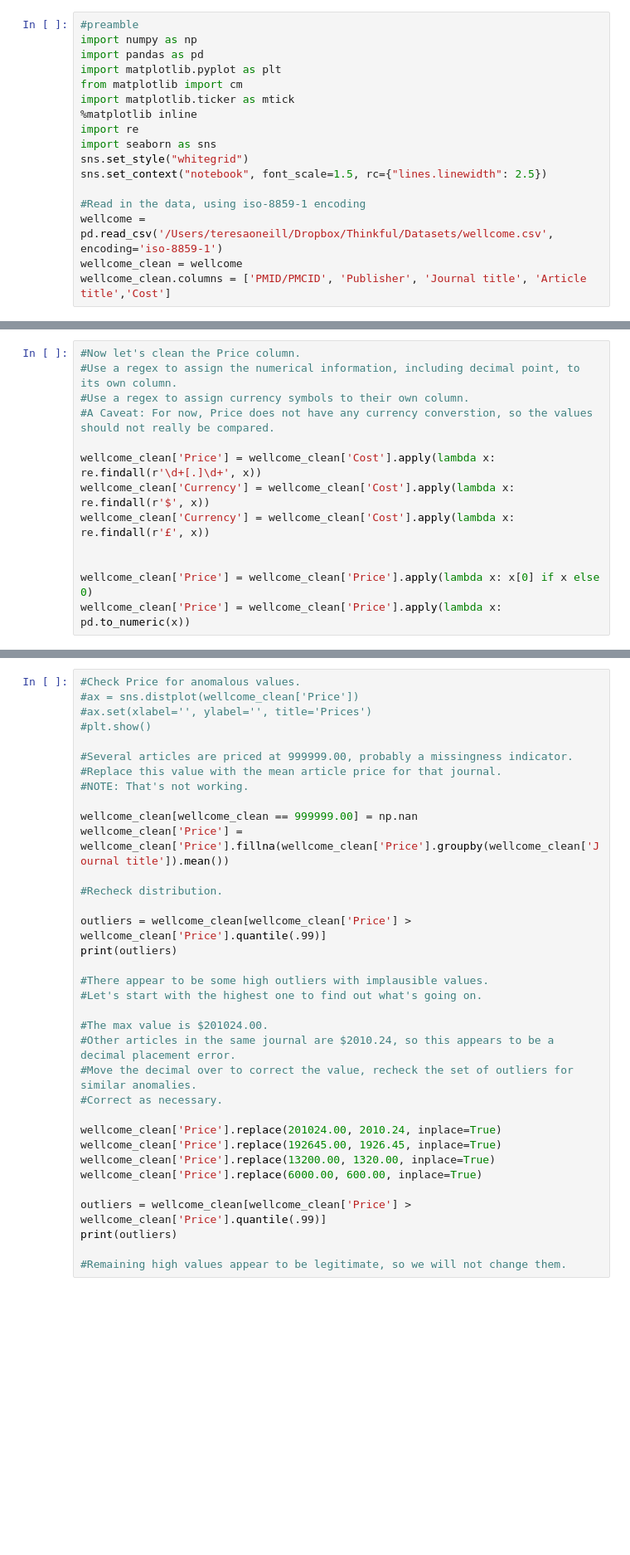
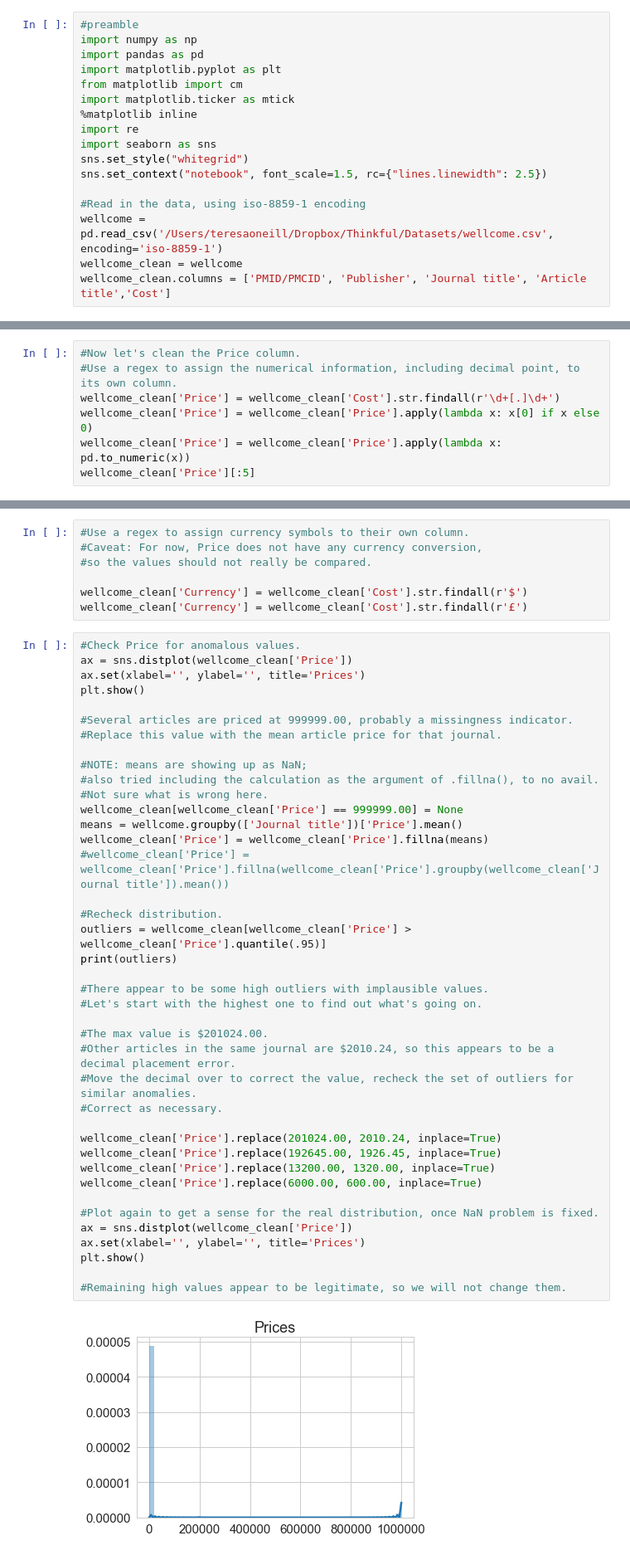
Before and after one commit to tefoneill/Thinkful-Data-Science-Bootcamp, a Jupyter notebook: Unit 1, Lesson 3.6 Cleaning.ipynb, the cells around one changed output, grey strips where cells are left out. Shown: that part at 83% size. Saved outputs shown, nothing was run; the diff lists cells and outputs as text; blank space fills up the shorter version.

```diff
--- a/Unit 1, Lesson 3.6 Cleaning.ipynb
+++ b/Unit 1, Lesson 3.6 Cleaning.ipynb
@@ -60,13 +70,7 @@ print(wellcome_clean['Journal title'].unique())
 # %%
 #Now let's clean the Price column.
 #Use a regex to assign the numerical information, including decimal point, to its own column.
-#Use a regex to assign currency symbols to their own column.
-#A Caveat: For now, Price does not have any currency converstion, so the values should not really be compared.
-
-wellcome_clean['Price'] = wellcome_clean['Cost'].apply(lambda x: re.findall(r'\d+[.]\d+', x))
-wellcome_clean['Currency'] = wellcome_clean['Cost'].apply(lambda x: re.findall(r'$', x))
-wellcome_clean['Currency'] = wellcome_clean['Cost'].apply(lambda x: re.findall(r'£', x))
-
-
+wellcome_clean['Price'] = wellcome_clean['Cost'].str.findall(r'\d+[.]\d+')
 wellcome_clean['Price'] = wellcome_clean['Price'].apply(lambda x: x[0] if x else 0)
 wellcome_clean['Price'] = wellcome_clean['Price'].apply(lambda x: pd.to_numeric(x))
+wellcome_clean['Price'][:5]
@@ -73,36 +84,49 @@ wellcome_clean['Price'] = wellcome_clean['Price'].apply(lambda x: pd.to_numeric(
+# %%
+#Use a regex to assign currency symbols to their own column.
+#Caveat: For now, Price does not have any currency conversion,
+#so the values should not really be compared.
+
+wellcome_clean['Currency'] = wellcome_clean['Cost'].str.findall(r'$')
+wellcome_clean['Currency'] = wellcome_clean['Cost'].str.findall(r'£')
 # %%
 #Check Price for anomalous values.
-#ax = sns.distplot(wellcome_clean['Price'])
-#ax.set(xlabel='', ylabel='', title='Prices')
-#plt.show()
+ax = sns.distplot(wellcome_clean['Price'])
+ax.set(xlabel='', ylabel='', title='Prices')
+plt.show()
 
 #Several articles are priced at 999999.00, probably a missingness indicator.
 #Replace this value with the mean article price for that journal.
-#NOTE: That's not working.
 
-wellcome_clean[wellcome_clean == 999999.00] = np.nan
-wellcome_clean['Price'] = wellcome_clean['Price'].fillna(wellcome_clean['Price'].groupby(wellcome_clean['Journal title']).mean())
+#NOTE: means are showing up as NaN;
+#also tried including the calculation as the argument of .fillna(), to no avail.
+#Not sure what is wrong here.
+wellcome_clean[wellcome_clean['Price'] == 999999.00] = None
+means = wellcome.groupby(['Journal title'])['Price'].mean()
+wellcome_clean['Price'] = wellcome_clean['Price'].fillna(means)
+#wellcome_clean['Price'] = wellcome_clean['Price'].fillna(wellcome_clean['Price'].groupby(wellcome_clean['Journal title']).mean())
 
 #Recheck distribution.
-
-outliers = wellcome_clean[wellcome_clean['Price'] > wellcome_clean['Price'].quantile(.99)]
+outliers = wellcome_clean[wellcome_clean['Price'] > wellcome_clean['Price'].quantile(.95)]
 print(outliers)
 
 #There appear to be some high outliers with implausible values.
 #Let's start with the highest one to find out what's going on.
 
 #The max value is $201024.00.
 #Other articles in the same journal are $2010.24, so this appears to be a decimal placement error.
 #Move the decimal over to correct the value, recheck the set of outliers for similar anomalies.
 #Correct as necessary.
 
 wellcome_clean['Price'].replace(201024.00, 2010.24, inplace=True)
 wellcome_clean['Price'].replace(192645.00, 1926.45, inplace=True)
 wellcome_clean['Price'].replace(13200.00, 1320.00, inplace=True)
 wellcome_clean['Price'].replace(6000.00, 600.00, inplace=True)
 
-outliers = wellcome_clean[wellcome_clean['Price'] > wellcome_clean['Price'].quantile(.99)]
-print(outliers)
+#Plot again to get a sense for the real distribution, once NaN problem is fixed.
+ax = sns.distplot(wellcome_clean['Price'])
+ax.set(xlabel='', ylabel='', title='Prices')
+plt.show()
 
 #Remaining high values appear to be legitimate, so we will not change them.
 # %% [output]
+[figure, added]
```
Also changed, not shown: parts of 5 cells of this notebook.
